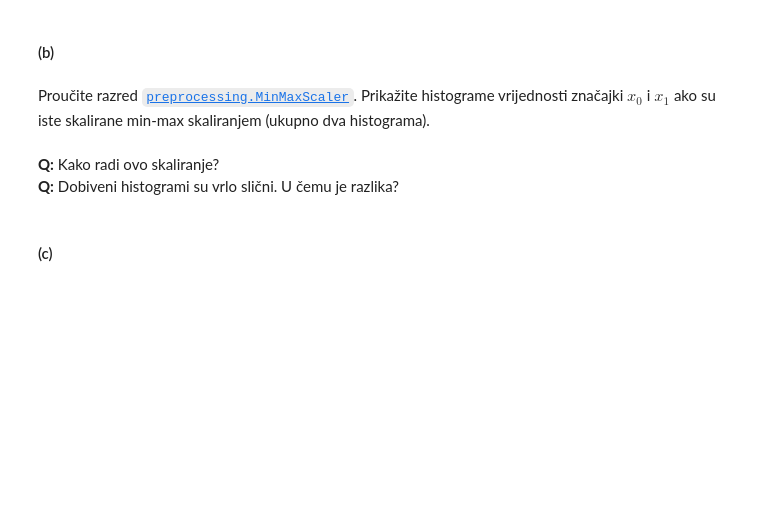
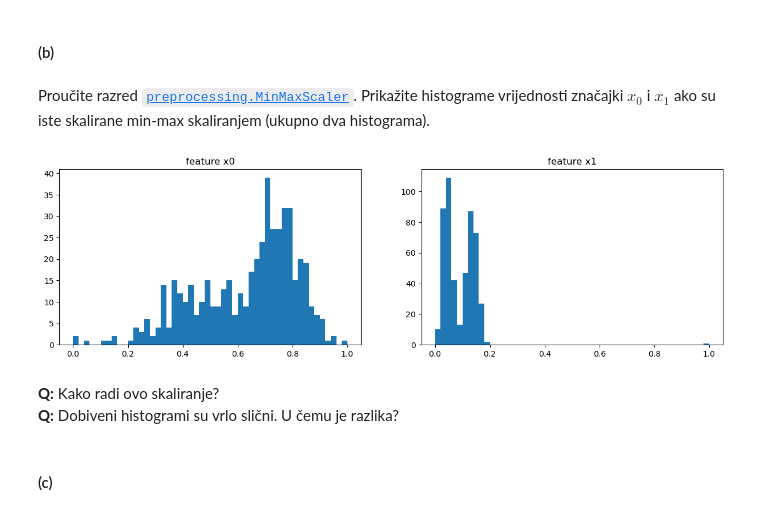
Before and after one commit to IvaGoluza/machine_learning, a Jupyter notebook: SU1-2023-LAB3.ipynb, the cells around one changed output. Drawn from its saved outputs; the diff is of its cells as text; code cells hidden in the pictures; blank space fills up the shorter version.

```diff
--- a/SU1-2023-LAB3.ipynb
+++ b/SU1-2023-LAB3.ipynb
@@ -371,3 +379,20 @@ from sklearn.preprocessing import MinMaxScaler
+# %%
+from sklearn.preprocessing import MinMaxScaler
+
+
+scaler = MinMaxScaler()
+scaler.fit(X)
+X_scaled_mm = scaler.transform(X)
+plt.figure(figsize=(15,4))
+plt.subplot(1, 2, 1)
+plt.hist(x=X_scaled_mm[:, 0], bins=50)
+plt.title('feature x0')
+plt.subplot(1, 2, 2)
+plt.hist(x=X_scaled_mm[:, 1], bins=50)
+plt.title('feature x1')
+plt.show()
+# %% [output]
+[figure, added]
 # %% [markdown]
 **Q:** Kako radi ovo skaliranje? <br>
 **Q:** Dobiveni histogrami su vrlo slični. U čemu je razlika? <br>
```
Also changed, not shown: parts of 14 cells of this notebook.
